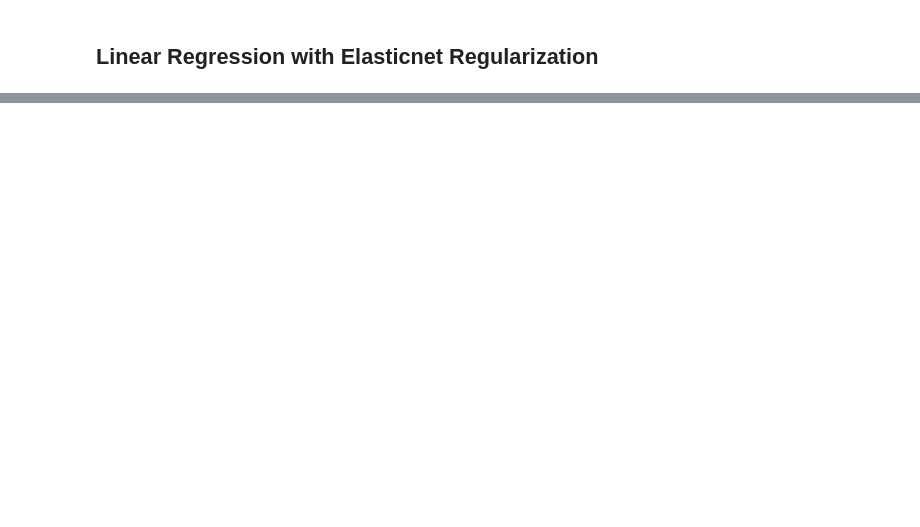
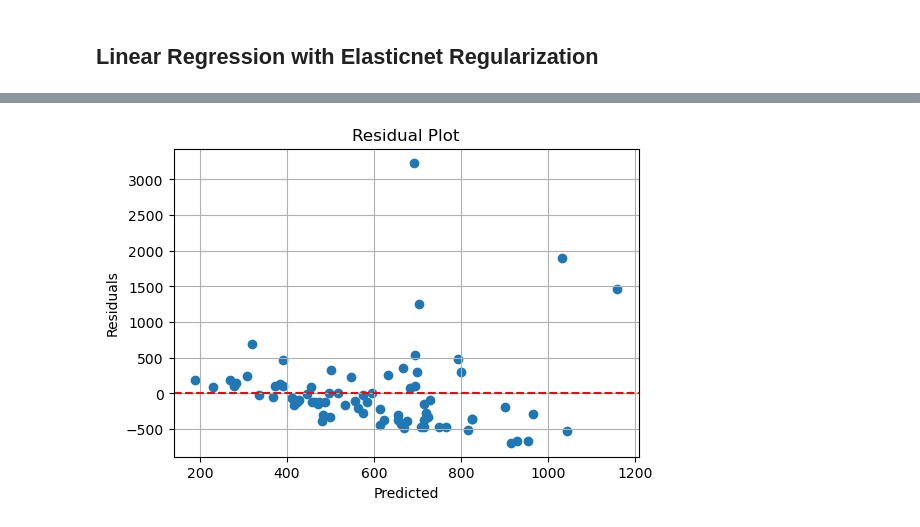
Before and after one commit to uelski/4447_Final_Project, a Jupyter notebook: src/models/crime_regression.ipynb, the cells around one changed output, grey strips where cells are left out. Drawn from its saved outputs; the diff is of its cells as text; code cells hidden in the pictures; blank space fills up the shorter version.

Commit message:
working through linear regression model

```diff
--- a/src/models/crime_regression.ipynb
+++ b/src/models/crime_regression.ipynb
@@ -222,0 +263,3 @@ print(elastic_rmse)
+# %%
+df = df[df['crime_per1000'] != df['crime_per1000'].max()]
+df.shape
@@ -222,0 +365,7 @@ print(elastic_rmse)
+# %%
+param_grid = {'alpha': [0.001, 0.01, 0.1, 1.0]}
+grid_search = GridSearchCV(Lasso(max_iter=10000), param_grid, cv=5)
+grid_search.fit(X_scaled, y)
+
+print("Best params:", grid_search.best_params_)
+print("Best score:", grid_search.best_score_)
@@ -222,0 +375,14 @@ print(elastic_rmse)
+# %%
+lasso = Lasso(alpha=1)
+lasso.fit(X_scaled, y)
+
+# coefficients
+lasso_coef_df = pd.DataFrame({
+    "Feature": X.columns,
+    "Coefficient": lasso.coef_
+}).sort_values(by="Coefficient", key=abs, ascending=False)
+print(lasso_coef_df)
+
+# model performance
+lasso_r2 = r2_score(y, lasso.predict(X_scaled))
+lasso_rmse = root_mean_squared_error(y, lasso.predict(X_scaled))
@@ -222,0 +397,8 @@ print(elastic_rmse)
+# %%
+y_pred = lasso.predict(X_scaled)
+plt.scatter(y, y_pred)
+plt.xlabel("Actual")
+plt.ylabel("Predicted")
+plt.title("Lasso Regression Predictions")
+plt.grid(True)
+plt.show()
@@ -222,0 +407,13 @@ print(elastic_rmse)
+# %%
+residuals = y - y_pred
+
+plt.figure(figsize=(6, 4))
+plt.scatter(y_pred, residuals)
+plt.axhline(0, color='red', linestyle='--')
+plt.xlabel("Predicted")
+plt.ylabel("Residuals")
+plt.title("Residual Plot")
+plt.grid(True)
+plt.show()
+# %% [output]
+[figure, added]
```
Also changed, not shown: parts of 31 cells of this notebook.
